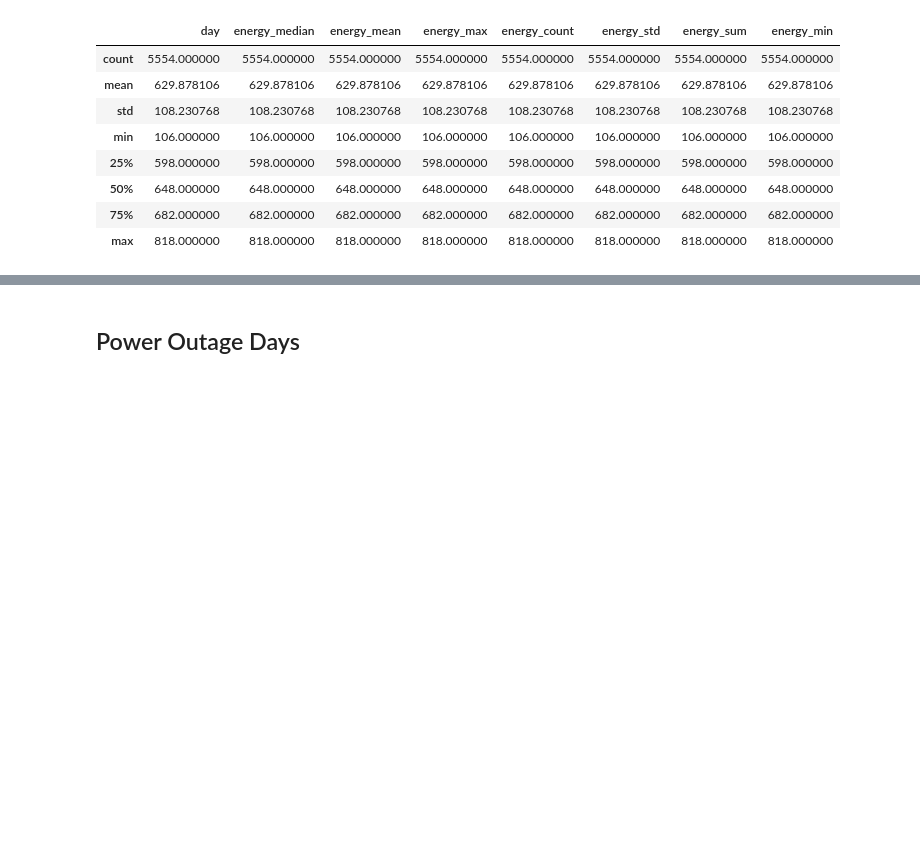
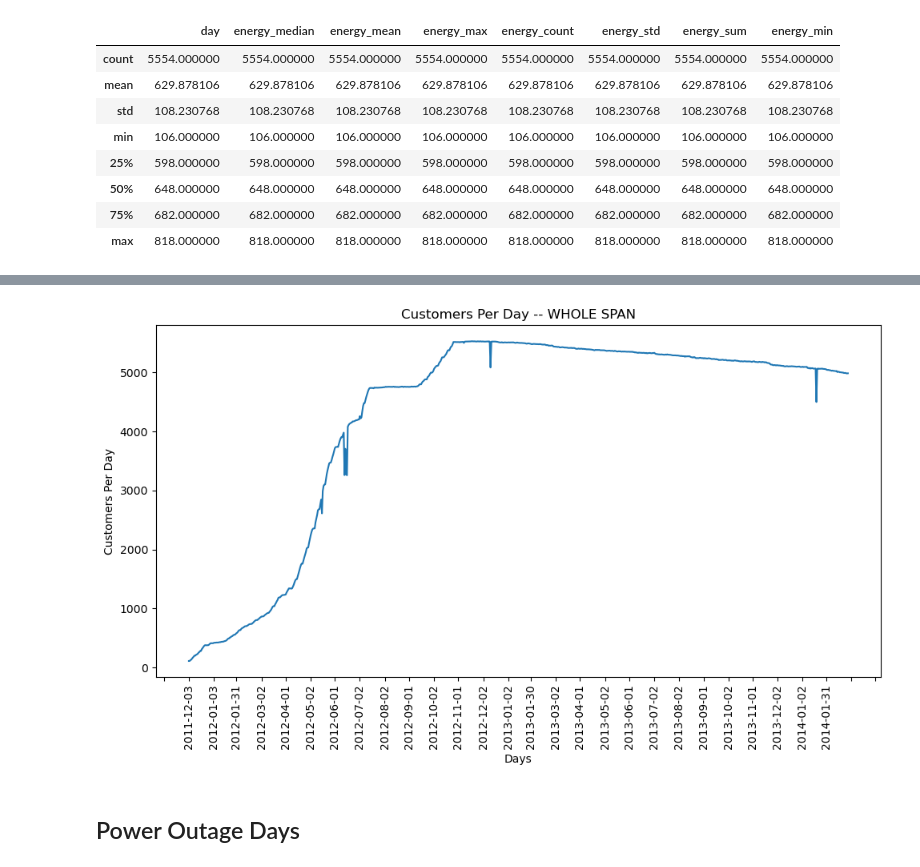
Before and after one commit to brepowell/EnergyConsumption, a Jupyter notebook: LondonDataExploration.ipynb, the cells around one changed output, grey strips where cells are left out. Drawn from its saved outputs; the diff is of its cells as text; code cells hidden in the pictures; blank space fills up the shorter version.

Commit message:
Looked at Customers Per Day

```diff
--- a/LondonDataExploration.ipynb
+++ b/LondonDataExploration.ipynb
@@ -238,0 +241,3 @@ customerIDs.describe()
+# %%
+allDays = londonData.groupby("day").count()["LCLid"]
+allDays.sort_index
@@ -239,3 +258,23 @@ customerIDs.describe()
+# %%
+import matplotlib.dates as mdates
+
+# Assuming allDays.index contains datetime objects
+
+# Plotting the data
+plt.figure(figsize=(10, 6))
+plt.plot(allDays.index, allDays)
+
+# Set x-axis ticks to show once a month
+plt.gca().xaxis.set_major_locator(mdates.MonthLocator())
+
+plt.xlabel('Days')
+plt.ylabel('Customers Per Day')
+plt.title('Customers Per Day -- WHOLE SPAN')
+plt.xticks(rotation=90)  # Rotate x-axis labels for better visibility
+plt.tight_layout()
+plt.show()
+# %% [output]
+[figure, added]
 # %% [markdown]
 ## Power Outage Days
 # %%
```
Also changed, not shown: parts of 3 cells of this notebook.
